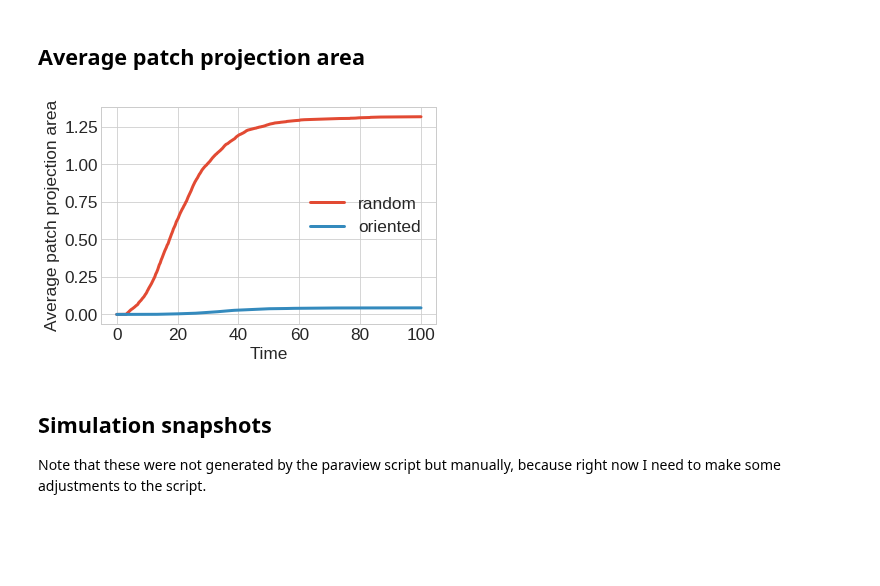
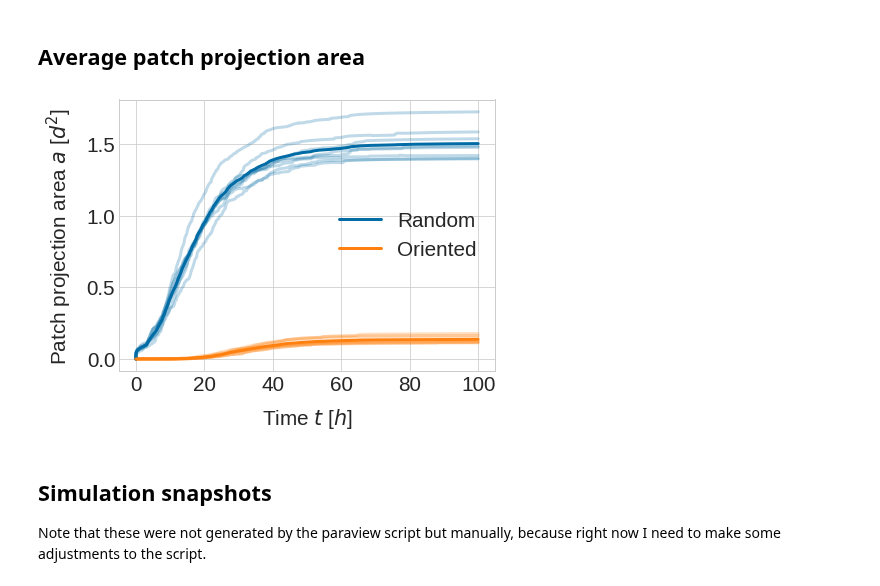
Before and after one commit to somathias/CartilageCBM, a Jupyter notebook: exp-mesenchymal_condensation_draft.ipynb, the cells around one changed output. Saved outputs shown, nothing was run; the diff lists cells and outputs as text; code cells hidden in the pictures; blank space fills up the shorter version.

Commit message:
Improve plots

```diff
--- a/exp-mesenchymal_condensation_draft.ipynb
+++ b/exp-mesenchymal_condensation_draft.ipynb
@@ -31,16 +35,24 @@ import distribute_executable as de
 import sheet_metrics as sm
 
 plt.style.use('seaborn-whitegrid')
-#plt.style.use('tableau-colorblind10')
+plt.style.use('tableau-colorblind10')
 params = {'legend.fontsize': 'xx-large',
           'figure.figsize': (6.75, 5),
           'lines.linewidth': 3.0,
-         'axes.labelsize': 'xx-large',
-         'axes.titlesize':'xx-large',
-         'xtick.labelsize':'xx-large',
-         'ytick.labelsize':'xx-large',
-         'font.size': 12}
+          'axes.labelsize': 'xx-large',
+          'axes.titlesize':'xx-large',
+          'xtick.labelsize':'xx-large',
+          'ytick.labelsize':'xx-large',
+          'legend.fontsize': 'xx-large',
+          'font.size': 12,
+          'axes.titlepad': 12,
+          'axes.labelpad': 12,
+          #'font.family': 'serif',
+          #"mathtext.fontset": "dejavuserif",
+         }
 plt.rcParams.update(params)
+
+defcolors = plt.rcParams['axes.prop_cycle'].by_key()['color']
 
 path_to_label_files = '/home/kubuntu1804/Documents/sf_simulation_results/exp-draft/picked_result_files/'
 path_to_plots = '/home/kubuntu1804/Documents/sf_simulation_results/exp-draft/plots/'
@@ -105,43 +127,48 @@ Starting postprocessing with 2 processes
 # %% [markdown]
 ## Average patch projection area
 # %%
-dir_directed = 'exp-draft/mesenchymal_condensation/continue/20200505-141629/'
-dir_random = 'exp-draft/mesenchymal_condensation/orientation/20200505-104632/'
+#dir_directed = 'exp-draft/mesenchymal_condensation/continue/20200505-141629/'
+dir_directed = 'exp-draft/mesenchymal_condensation/orientation/20220223-113618/'
+dir_random = 'exp-draft/mesenchymal_condensation/orientation/20220223-120955/'
 
 # save label-path tuple
 with open(path_to_label_files+'oriented_cd', 'w') as f:
     f.write(dir_directed+'0/')
 with open(path_to_label_files+'random_cd', 'w') as f:
     f.write(dir_random+'0/')
 
 
 # time steps are consistent across runs, so it's sufficient to load them from a single path
 times_d, coords_d = sm.read_in_data('/home/kubuntu1804/Documents/sf_simulation_results/'+dir_directed + '0/results_from_time_0/')
 
 ppa_av_d = np.zeros(times_d.shape)
 for seed in range(8):
-    ppa_av_d = ppa_av_d + np.loadtxt('/home/kubuntu1804/Documents/sf_simulation_results/'+dir_directed+str(seed)+'/results_from_time_0/metrics_results/data_patch_projection_area_av.txt', dtype=float)
+    ppa = np.loadtxt('/home/kubuntu1804/Documents/sf_simulation_results/'+dir_directed+str(seed)+'/results_from_time_0/metrics_results/data_patch_projection_area_av.txt', dtype=float)
+    plt.plot(times_d, ppa, color=defcolors[1], alpha=0.25)
+    ppa_av_d += ppa
 ppa_av_d = ppa_av_d /8
 
 # time steps are consistent across runs, so it's sufficient to load them from a single path
 times_r, coords_r = sm.read_in_data('/home/kubuntu1804/Documents/sf_simulation_results/'+dir_random + '0/results_from_time_0/')
 
 ppa_av_r = np.zeros(times_r.shape)
 for seed in range(8):
-    ppa_av_r = ppa_av_r + np.loadtxt('/home/kubuntu1804/Documents/sf_simulation_results/'+dir_random+str(seed)+'/results_from_time_0/metrics_results/data_patch_projection_area_av.txt', dtype=float)
+    ppa = np.loadtxt('/home/kubuntu1804/Documents/sf_simulation_results/'+dir_random+str(seed)+'/results_from_time_0/metrics_results/data_patch_projection_area_av.txt', dtype=float)
+    plt.plot(times_r, ppa, color=defcolors[0], alpha=0.25)
+    ppa_av_r += ppa
 ppa_av_r = ppa_av_r /8
 
 
 
-plt.plot(times_r, ppa_av_r, label='random')
-plt.plot(times_d, ppa_av_d, label='oriented')
+plt.plot(times_r, ppa_av_r, color=defcolors[0], label='Random')
+plt.plot(times_d, ppa_av_d, color=defcolors[1], label='Oriented')
 plt.legend()
 #plt.title('distance 4.0')
-plt.xlabel('Time')
-plt.ylabel('Average patch projection area')
+plt.xlabel('Time $t$ [$h$]')
+plt.ylabel('Patch projection area $a$ [$d^2$]')
 plt.savefig(path_to_plots+'ppa_orientation.pdf', bbox_inches='tight')
 # %% [output]
-[figure, old version]
+[figure, new version]
 # %% [markdown]
 ## Simulation snapshots
 Note that these were not generated by the paraview script but manually, because right now I need to make some adjustments to the script.
```
Also changed, not shown: parts of 5 cells of this notebook.
